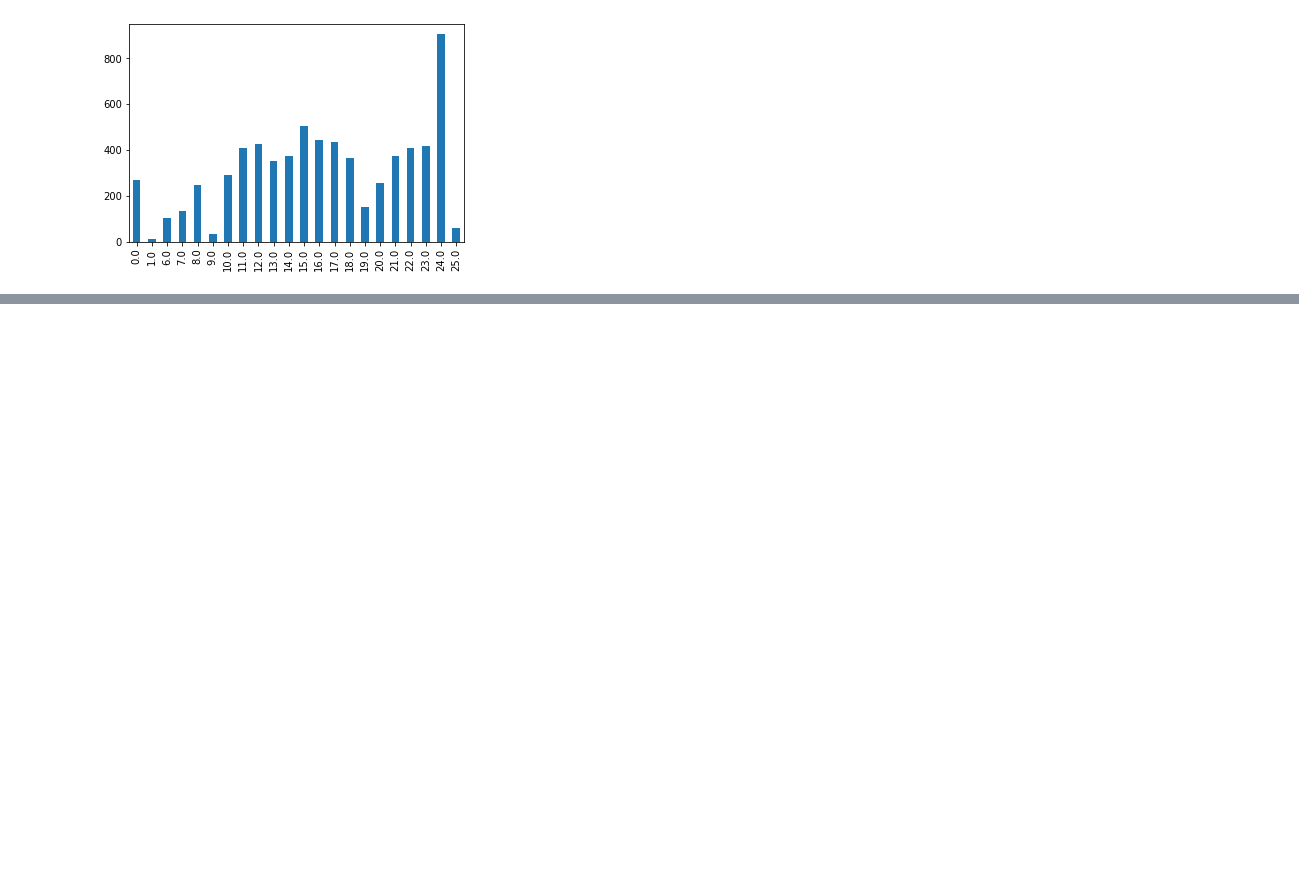
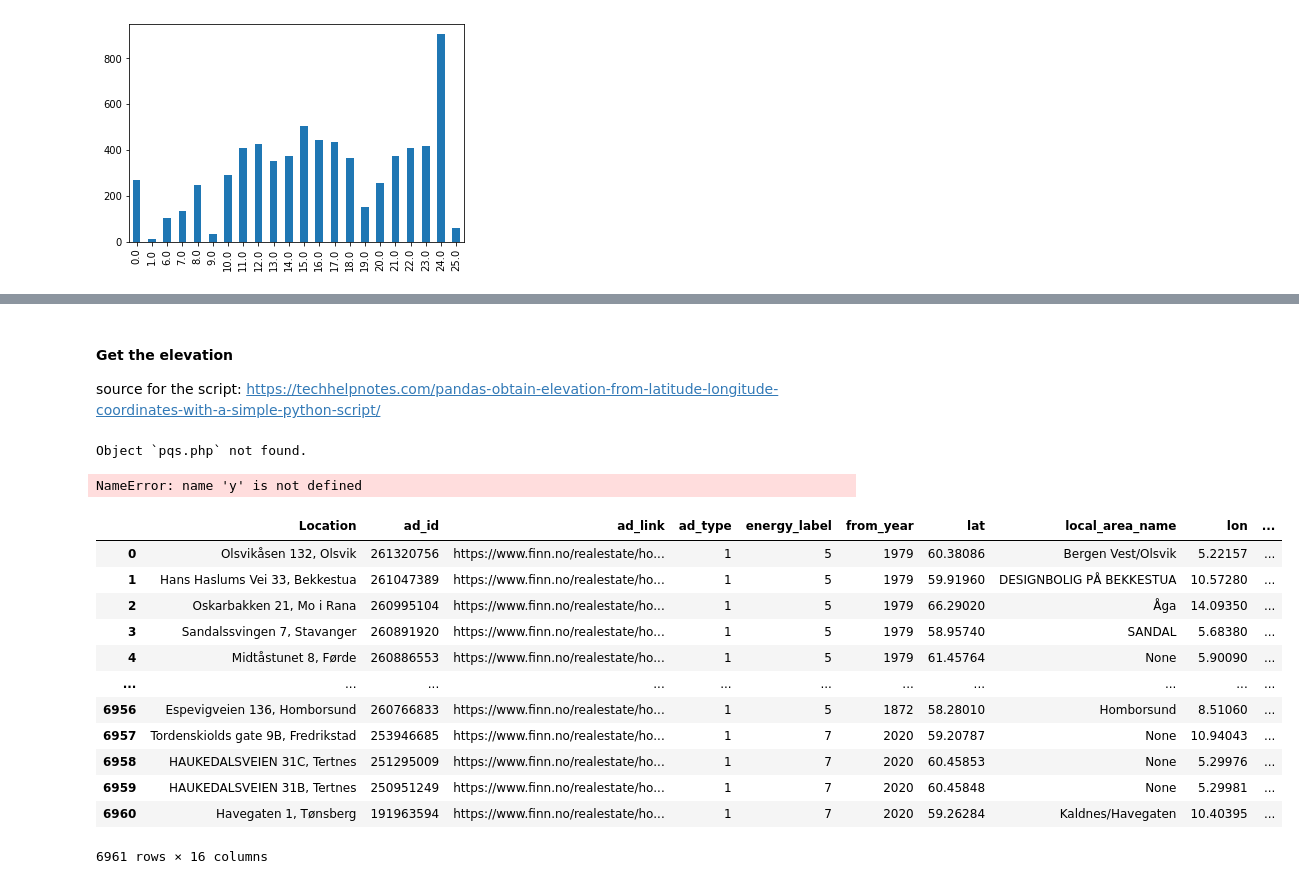
Before and after one commit to tfreyd/CLimateHackathon2022, a Jupyter notebook: Cleaning data .ipynb, the cells around one changed output, grey strips where cells are left out. Cells and saved outputs as stored; diff of their text form; code cells hidden in the pictures; blank space fills up the shorter version.

Commit message:
Update Cleaning data .ipynb
working to retrieve the altitude data

```diff
--- a/Cleaning data .ipynb
+++ b/Cleaning data .ipynb
@@ -107,0 +137,4 @@ ValueError: Grouper for 'energy_label' not 1-dimensional
+# %% [markdown]
+#### Get the elevation
+
+source for the script: https://techhelpnotes.com/pandas-obtain-elevation-from-latitude-longitude-coordinates-with-a-simple-python-script/
@@ -107,0 +172,20 @@ ValueError: Grouper for 'energy_label' not 1-dimensional
+# %%
+import requests
+import urllib
+import urllib3
+import pandas as pd
+
+# coordinates with known elevation
+lat = [48.633, 48.733, 45.1947, 45.1962]
+lon = [-93.9667, -94.6167, -93.3257, -93.2755]
+
+# create df
+df2 = pd.DataFrame(list(zip(lat, lon)),
+                   columns = ['lat','lon'])
+
+
+# apply the function
+df[elevations] = df.apply(eleveation_function, axis=1)
+# %% [output]
+Object `pqs.php` not found.
+NameError: name 'y' is not defined
@@ -107,0 +195,16 @@ ValueError: Grouper for 'energy_label' not 1-dimensional
+# %%
+df
+# %% [output]
+|  | Location | ad_id | ad_link | ad_type | energy_label | from_year | lat | local_area_name | lon | ... |
+| 0 | Olsvikåsen 132, Olsvik | 261320756 | https://www.finn.no/realestate/ho... | 1 | 5 | 1979 | 60.38086 | Bergen Vest/Olsvik | 5.22157 | ... |
+| 1 | Hans Haslums Vei 33, Bekkestua | 261047389 | https://www.finn.no/realestate/ho... | 1 | 5 | 1979 | 59.91960 | DESIGNBOLIG PÅ BEKKESTUA | 10.57280 | ... |
+| 2 | Oskarbakken 21, Mo i Rana | 260995104 | https://www.finn.no/realestate/ho... | 1 | 5 | 1979 | 66.29020 | Åga | 14.09350 | ... |
+| 3 | Sandalssvingen 7, Stavanger | 260891920 | https://www.finn.no/realestate/ho... | 1 | 5 | 1979 | 58.95740 | SANDAL | 5.68380 | ... |
+| 4 | Midtåstunet 8, Førde | 260886553 | https://www.finn.no/realestate/ho... | 1 | 5 | 1979 | 61.45764 | None | 5.90090 | ... |
+| ... | ... | ... | ... | ... | ... | ... | ... | ... | ... | ... |
+| 6956 | Espevigveien 136, Homborsund | 260766833 | https://www.finn.no/realestate/ho... | 1 | 5 | 1872 | 58.28010 | Homborsund | 8.51060 | ... |
+| 6957 | Tordenskiolds gate 9B, Fredrikstad | 253946685 | https://www.finn.no/realestate/ho... | 1 | 7 | 2020 | 59.20787 | None | 10.94043 | ... |
+| 6958 | HAUKEDALSVEIEN 31C, Tertnes | 251295009 | https://www.finn.no/realestate/ho... | 1 | 7 | 2020 | 60.45853 | None | 5.29976 | ... |
+| 6959 | HAUKEDALSVEIEN 31B, Tertnes | 250951249 | https://www.finn.no/realestate/ho... | 1 | 7 | 2020 | 60.45848 | None | 5.29981 | ... |
+| 6960 | Havegaten 1, Tønsberg | 191963594 | https://www.finn.no/realestate/ho... | 1 | 7 | 2020 | 59.26284 | Kaldnes/Havegaten | 10.40395 | ... |
+6961 rows × 16 columns
```
Also changed, not shown: parts of 9 cells of this notebook.
